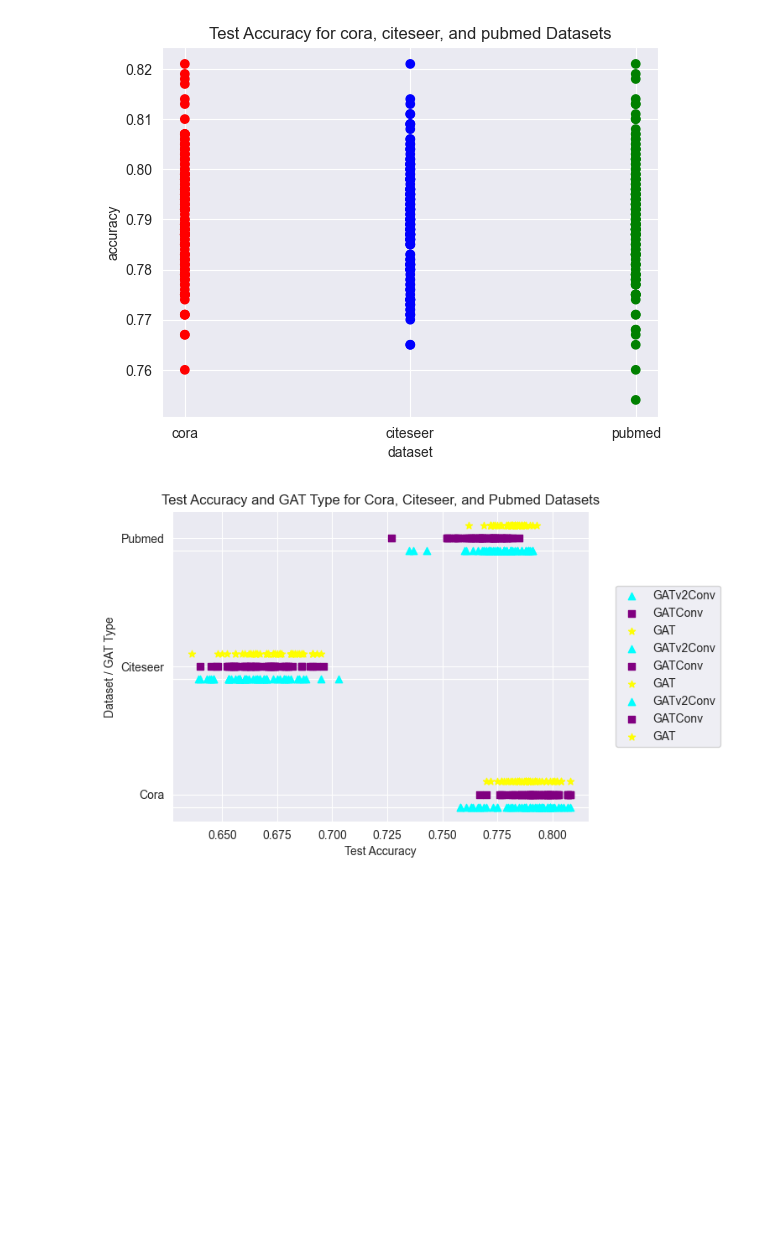
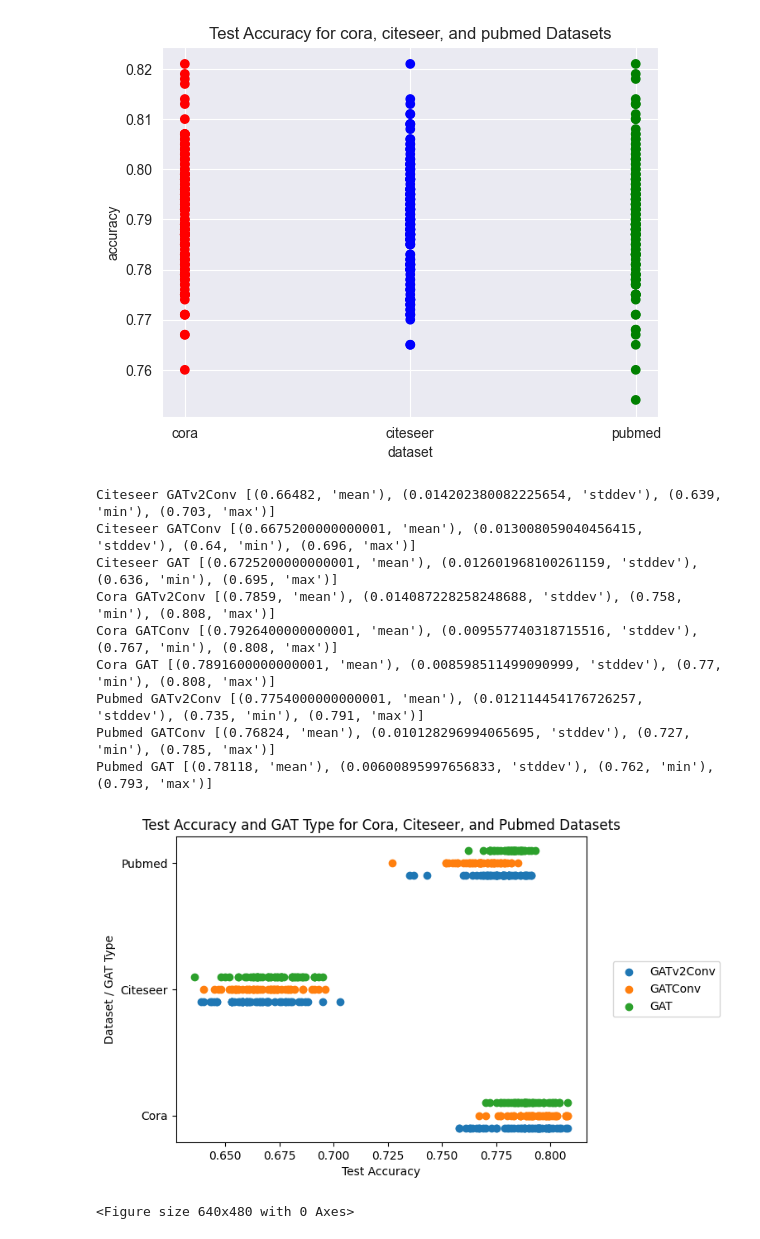
Before and after one commit to kushagrasoni/CS598_DLH_GAT_Implementation, a Jupyter notebook: benchmarks/graphing.ipynb, the cells around one changed output. Drawn from its saved outputs; the diff is of its cells as text; code cells hidden in the pictures; blank space fills up the shorter version.

Commit message:
Update graph

```diff
--- a/benchmarks/graphing.ipynb
+++ b/benchmarks/graphing.ipynb
@@ -87,7 +87,10 @@ plt.show()
 [figure]
 # %%
 import pandas as pd
+import numpy as np
 import matplotlib.pyplot as plt
+
+plt_colors = plt.rcParams['axes.prop_cycle'].by_key()['color']
 
 # Load the sample data from the CSV file into a pandas DataFrame
 df = pd.read_csv("Test_Accuracy_Results_All_Dataset_50.csv")
@@ -95,53 +98,63 @@ df = pd.read_csv("Test_Accuracy_Results_All_Dataset_50.csv")
 # Define numerical values for each dataset
 dataset_ids = {"Cora": 1, "Citeseer": 2, "Pubmed": 3}
 
-# Create a dictionary to map dataset names to colors
-colors = {"Cora": "red", "Citeseer": "blue", "Pubmed": "green"}
-
-# Create a dictionary to map GAT types to markers
-markers = {"GAT": "*", "GATConv": "s", "GATv2Conv": "^"}
-gat_colors = {"GAT": "yellow", "GATConv": "purple", "GATv2Conv": "cyan"}
+gat_colors = {"GATv2Conv": plt_colors[0], "GATConv": plt_colors[1], "GAT": plt_colors[2]}
 
 # Create a list to hold the handles for the legend
 handles = []
 
 # Create a scatter plot of the test accuracy values, with each dataset, GAT type, and GAT type index represented by a different color, marker, and y-value
-for dataset in df["dataset"].unique():
+for i, dataset in enumerate(df["dataset"].unique()):
     for gat_type_idx, gat_type in enumerate(df[df["dataset"] == dataset]["gat_type"].unique()):
         data = df[(df["dataset"] == dataset) & (df["gat_type"] == gat_type)]
-        plt.scatter(data["accuracy"], [dataset_ids[dataset] + gat_type_idx/10] * len(data), c=gat_colors[gat_type], marker=markers[gat_type], label=gat_type)
+        kwargs = {}
+        if i == 0:
+            kwargs['label'] = gat_type
+        print(dataset, gat_type, [(f(data["accuracy"]), name) for f, name in [(np.mean, "mean"), (np.std, "stddev"), (np.min, "min"), (np.max, "max")]])
+        plt.scatter(data["accuracy"], [dataset_ids[dataset] + gat_type_idx/10] * len(data), c=gat_colors[gat_type], **kwargs)
 
 # # Create a scatter plot of the test accuracy values, with each dataset and GAT type represented by a different color, marker, and y-value
 # for dataset in df["dataset"].unique():
 #     for gat_type in df[df["dataset"] == dataset]["gat_type"].unique():
 #         data = df[(df["dataset"] == dataset) & (df["gat_type"] == gat_type)]
 #         handle = plt.scatter(data["accuracy"], [dataset_ids[dataset] + 0.1] * len(data), c=gat_colors[gat_type],
 #                              marker=markers[gat_type], label=gat_type if (dataset == df["dataset"].unique()[0] and gat_type == df[df["dataset"] == dataset]["gat_type"].unique()[0]) else "")
 #         if handle.get_label() not in [h.get_label() for h in handles]:
 #             handles.append(handle)
 
 
 
 # Add y-ticks to show the dataset names and GAT types
 yticks = []
 yticklabels = []
 for dataset in df["dataset"].unique():
     yticks.append(dataset_ids[dataset] + 0.1)
     yticklabels.append(dataset)
-    for gat_type in df[df["dataset"] == dataset]["gat_type"].unique():
-        yticks.append(dataset_ids[dataset])
-        yticklabels.append('')
+#     for gat_type in df[df["dataset"] == dataset]["gat_type"].unique():
+#         yticks.append(dataset_ids[dataset])
+#         yticklabels.append('')
 plt.yticks(yticks, yticklabels)
 
 
 # Add a custom legend, title, and labels for the x- and y-axes
 plt.legend(loc='center left', bbox_to_anchor=(1.05, 0.5))
 plt.title("Test Accuracy and GAT Type for Cora, Citeseer, and Pubmed Datasets")
 plt.xlabel("Test Accuracy")
 plt.ylabel("Dataset / GAT Type")
 
 
 # Display the plot
 plt.show()
+plt.savefig('results.png')
 # %% [output]
+Citeseer GATv2Conv [(0.66482, 'mean'), (0.014202380082225654, 'stddev'), (0.639, 'min'), (0.703, 'max')]
+Citeseer GATConv [(0.6675200000000001, 'mean'), (0.013008059040456415, 'stddev'), (0.64, 'min'), (0.696, 'max')]
+Citeseer GAT [(0.6725200000000001, 'mean'), (0.012601968100261159, 'stddev'), (0.636, 'min'), (0.695, 'max')]
+Cora GATv2Conv [(0.7859, 'mean'), (0.014087228258248688, 'stddev'), (0.758, 'min'), (0.808, 'max')]
+Cora GATConv [(0.7926400000000001, 'mean'), (0.009557740318715516, 'stddev'), (0.767, 'min'), (0.808, 'max')]
+Cora GAT [(0.7891600000000001, 'mean'), (0.008598511499090999, 'stddev'), (0.77, 'min'), (0.808, 'max')]
+Pubmed GATv2Conv [(0.7754000000000001, 'mean'), (0.012114454176726257, 'stddev'), (0.735, 'min'), (0.791, 'max')]
+Pubmed GATConv [(0.76824, 'mean'), (0.010128296994065695, 'stddev'), (0.727, 'min'), (0.785, 'max')]
+Pubmed GAT [(0.78118, 'mean'), (0.00600895997656833, 'stddev'), (0.762, 'min'), (0.793, 'max')]
-[figure, old version]
+[figure, new version]
+<Figure size 640x480 with 0 Axes>
```
